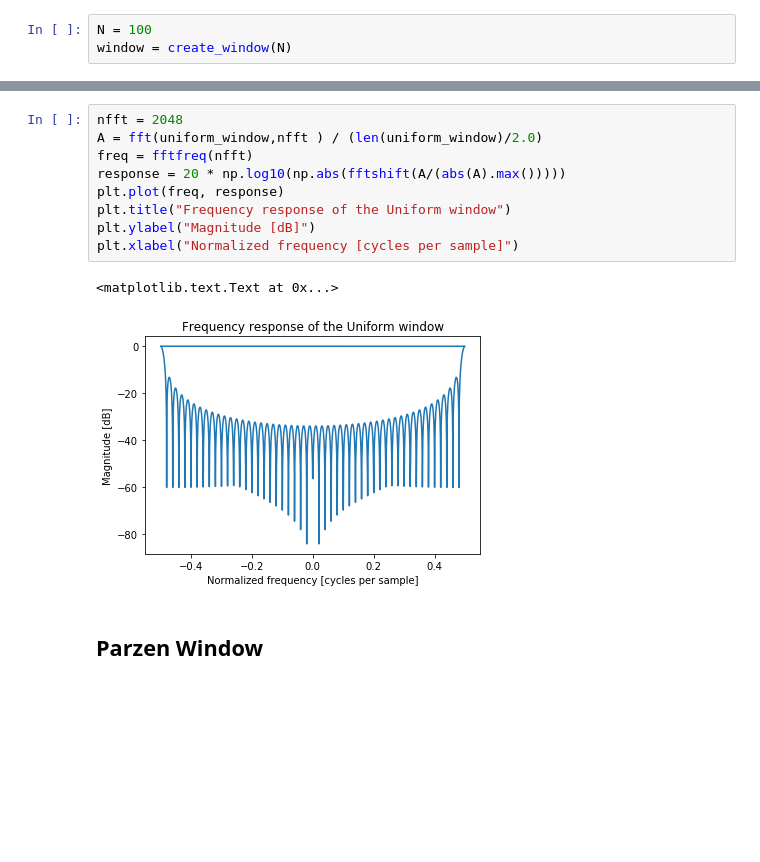
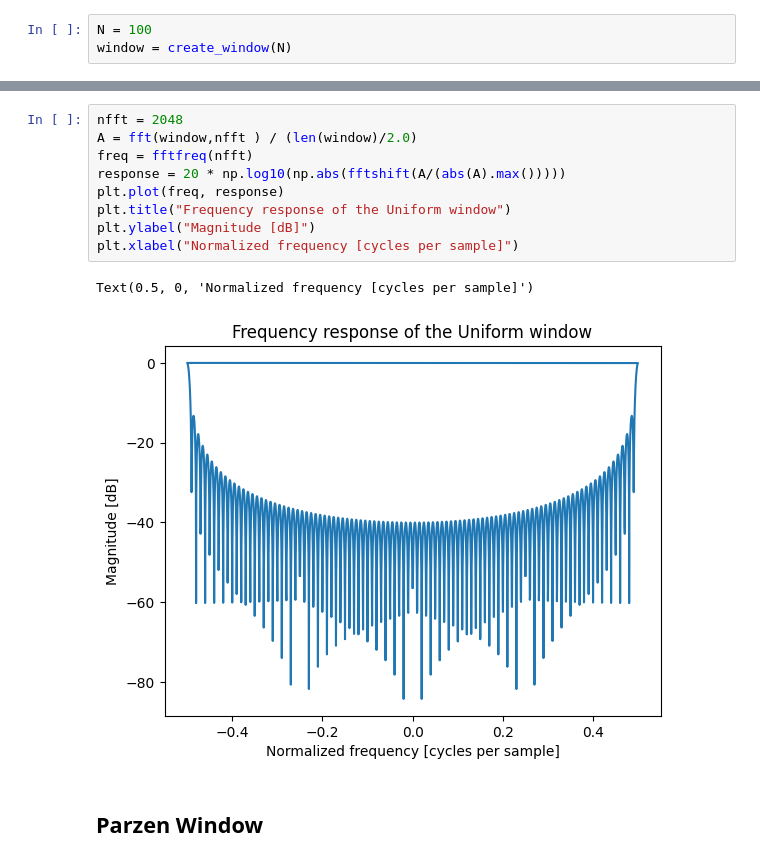
Before and after one commit to StingraySoftware/notebooks, a Jupyter notebook: Window Functions/window_functions.ipynb, the cells around one changed output, grey strips where cells are left out. Cells and saved outputs as stored; diff of their text form; blank space fills up the shorter version.

```diff
--- a/Window Functions/window_functions.ipynb
+++ b/Window Functions/window_functions.ipynb
@@ -43,15 +43,15 @@ plt.xlabel("Sample Number (n)")
 # %%
 nfft = 2048
-A = fft(uniform_window,nfft ) / (len(uniform_window)/2.0)
+A = fft(window,nfft ) / (len(window)/2.0)
 freq = fftfreq(nfft)
 response = 20 * np.log10(np.abs(fftshift(A/(abs(A).max()))))
 plt.plot(freq, response)
 plt.title("Frequency response of the Uniform window")
 plt.ylabel("Magnitude [dB]")
 plt.xlabel("Normalized frequency [cycles per sample]")
 # %% [output]
-<matplotlib.text.Text at 0x...>
+Text(0.5, 0, 'Normalized frequency [cycles per sample]')
-[figure, old version]
+[figure, new version]
 # %% [markdown]
 ## Parzen Window
 # %%
```
Also changed, not shown: parts of 15 cells of this notebook, 7 other files.
